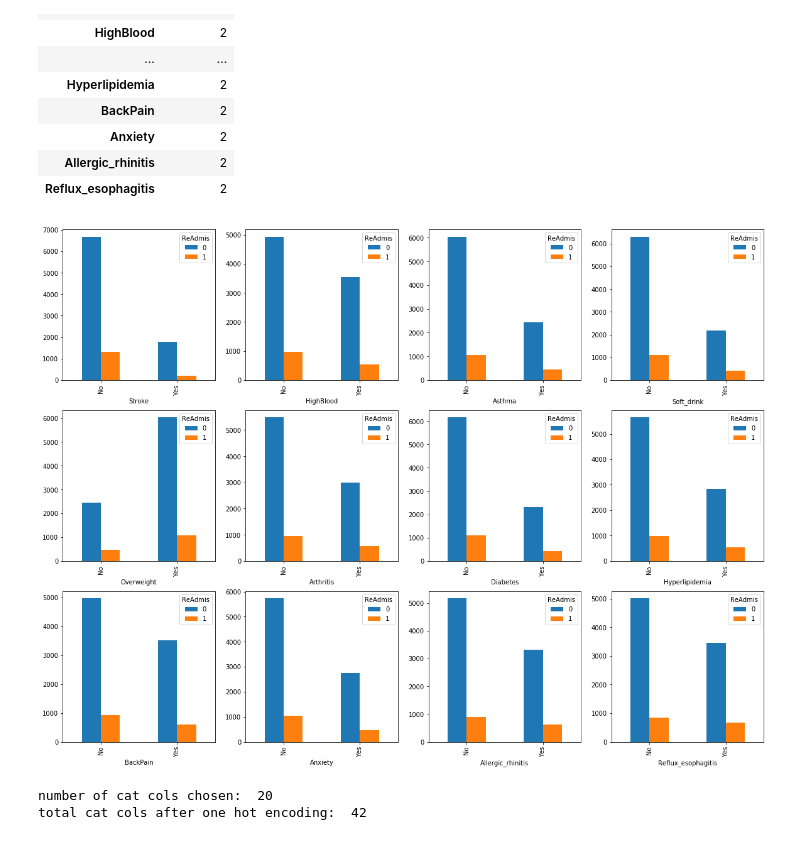
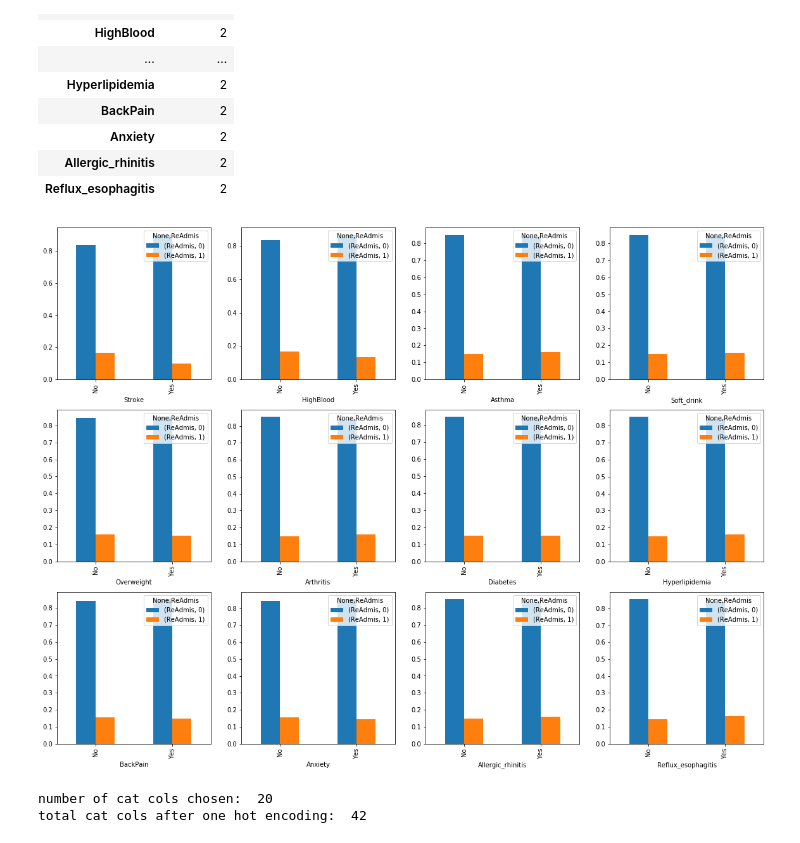
Before and after one commit to rabujamra/WGU_Code, a Jupyter notebook: DMI-Supervised/DMI_Medical_Class.ipynb, the cells around one changed output. Saved outputs shown, nothing was run; the diff lists cells and outputs as text; code cells hidden in the pictures.

```diff
--- a/DMI-Supervised/DMI_Medical_Class.ipynb
+++ b/DMI-Supervised/DMI_Medical_Class.ipynb
@@ -99,14 +99,18 @@ X[cols_cat_all_red].nunique().to_frame('tot unique') #updated reduced list
 # %%
 # Plot Readmit by Condition by each condition
 
 # setup the dataframe of variables to plot
 t = pd.concat([X[cols_cat_all_red[8:]], Y.rename('ReAdmis')], axis=1)
 
 fig, ax = plt.subplots(3, 4, figsize=(20, 15))
 for var, subplot in zip(t.columns[:-1], ax.flatten()):
-    t.groupby([var, 'ReAdmis']).size().unstack(fill_value=0).plot(kind='bar', ax=subplot)
+    # count
+    #t.groupby([var, 'ReAdmis']).size().unstack(fill_value=0).plot(kind='bar', ax=subplot)
+    # percentile
+    t1 = t.groupby([var, 'ReAdmis']).agg({'ReAdmis': 'count'})
+    t1.groupby(level=0).apply(lambda x: x / float(x.sum())).unstack(fill_value=0).plot(kind='bar', ax=subplot)
 # %% [output]
-[figure, old version]
+[figure, new version]
 # %%
 # 1. Create dummies-for categorical cols (use reduced col list)
 
```
